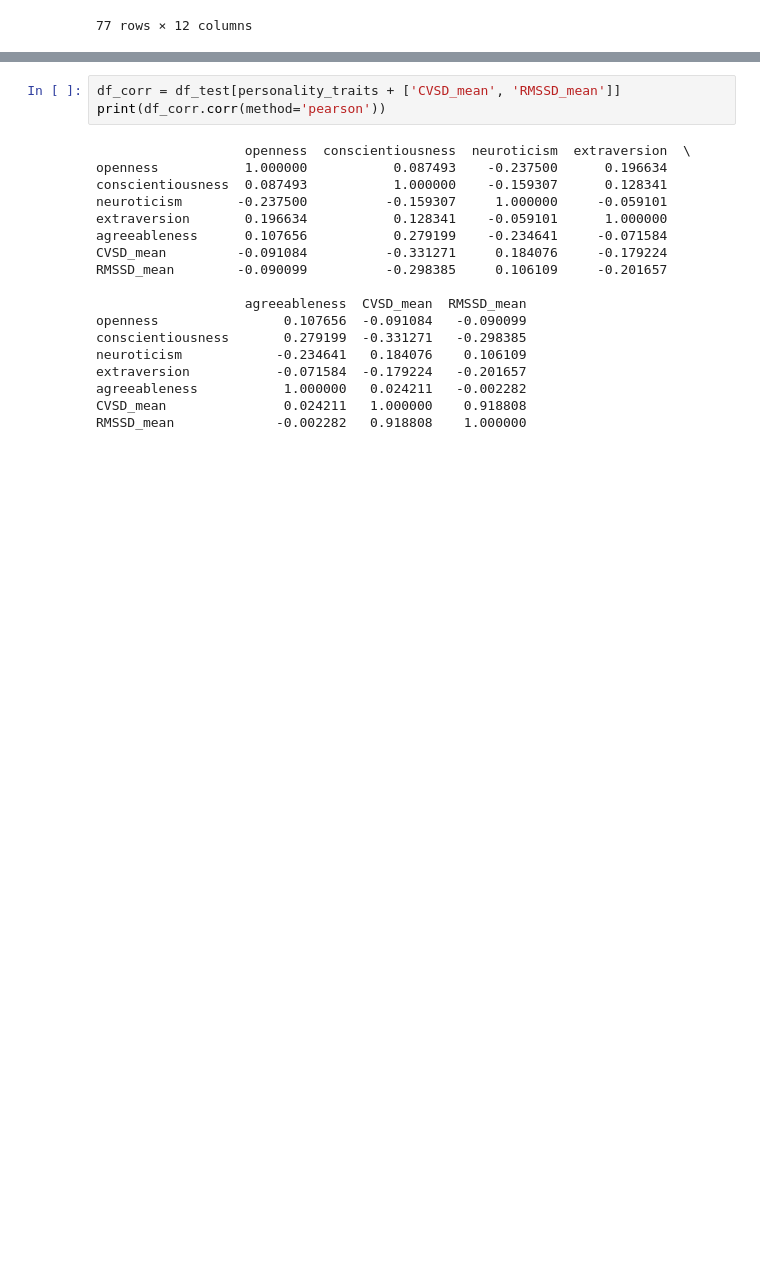
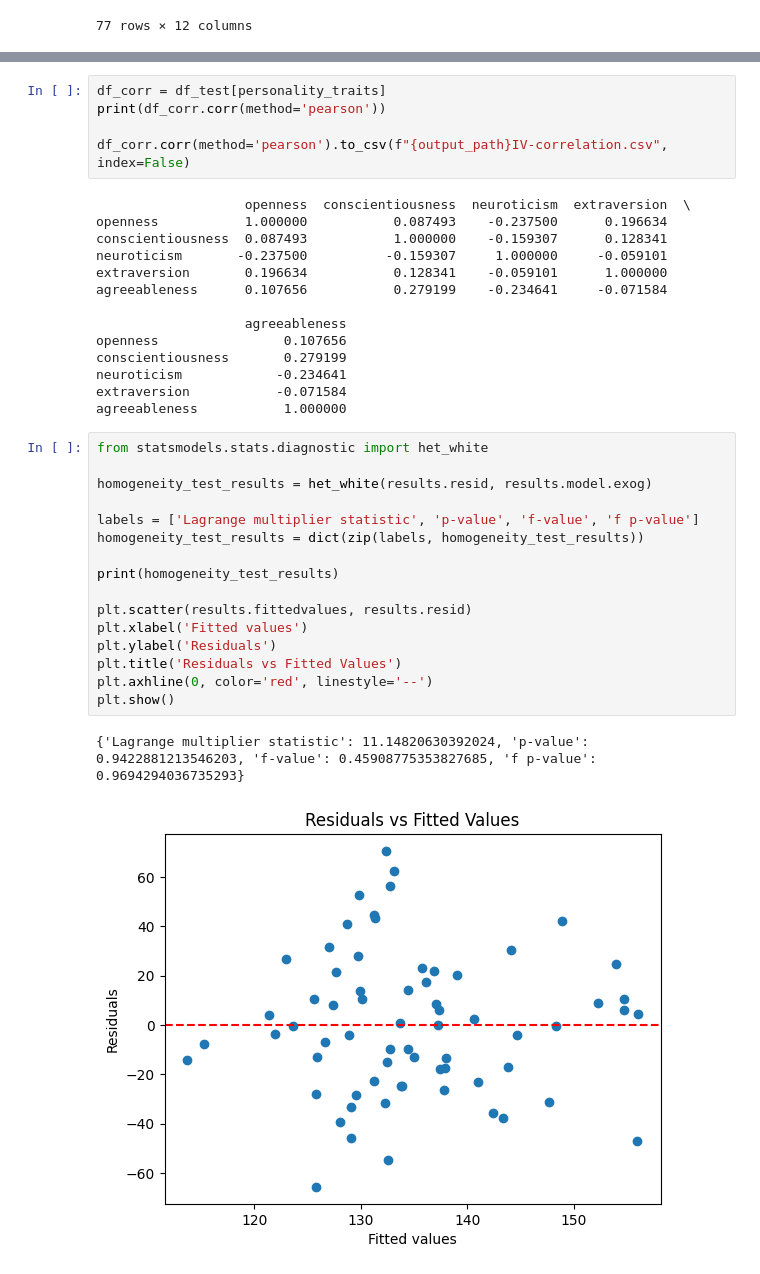
Before and after one commit to chenyfz/INFOMQNM-Project, a Jupyter notebook: hrv_analyse.ipynb, the cells around one changed output, grey strips where cells are left out. Cells and saved outputs as stored; diff of their text form; blank space fills up the shorter version.

```diff
--- a/hrv_analyse.ipynb
+++ b/hrv_analyse.ipynb
@@ -148,6 +148,8 @@ agreeableness PearsonRResult(statistic=0.024211080125574852, pvalue=0.8458037914
 # %%
-df_corr = df_test[personality_traits + ['CVSD_mean', 'RMSSD_mean']]
+df_corr = df_test[personality_traits]
 print(df_corr.corr(method='pearson'))
+
+df_corr.corr(method='pearson').to_csv(f"{output_path}IV-correlation.csv", index=False)
 # %% [output]
                    openness  conscientiousness  neuroticism  extraversion  \
 openness           1.000000           0.087493    -0.237500      0.196634
@@ -155,14 +157,29 @@ conscientiousness  0.087493           1.000000    -0.159307      0.128341
 neuroticism       -0.237500          -0.159307     1.000000     -0.059101
 extraversion       0.196634           0.128341    -0.059101      1.000000
 agreeableness      0.107656           0.279199    -0.234641     -0.071584
-CVSD_mean         -0.091084          -0.331271     0.184076     -0.179224
-RMSSD_mean        -0.090099          -0.298385     0.106109     -0.201657
 
-                   agreeableness  CVSD_mean  RMSSD_mean
-openness                0.107656  -0.091084   -0.090099
-conscientiousness       0.279199  -0.331271   -0.298385
-neuroticism            -0.234641   0.184076    0.106109
-extraversion           -0.071584  -0.179224   -0.201657
-agreeableness           1.000000   0.024211   -0.002282
-CVSD_mean               0.024211   1.000000    0.918808
-RMSSD_mean             -0.002282   0.918808    1.000000
+                   agreeableness
+openness                0.107656
+conscientiousness       0.279199
+neuroticism            -0.234641
+extraversion           -0.071584
+agreeableness           1.000000
+# %%
+from statsmodels.stats.diagnostic import het_white
+
+homogeneity_test_results = het_white(results.resid, results.model.exog)
+
+labels = ['Lagrange multiplier statistic', 'p-value', 'f-value', 'f p-value']
+homogeneity_test_results = dict(zip(labels, homogeneity_test_results))
+
+print(homogeneity_test_results)
+
+plt.scatter(results.fittedvalues, results.resid)
+plt.xlabel('Fitted values')
+plt.ylabel('Residuals')
+plt.title('Residuals vs Fitted Values')
+plt.axhline(0, color='red', linestyle='--')
+plt.show()
+# %% [output]
+{'Lagrange multiplier statistic': 11.14820630392024, 'p-value': 0.9422881213546203, 'f-value': 0.45908775353827685, 'f p-value': 0.9694294036735293}
+[figure, added]
```
Also changed, not shown: parts of 8 cells of this notebook, 2 other files.
